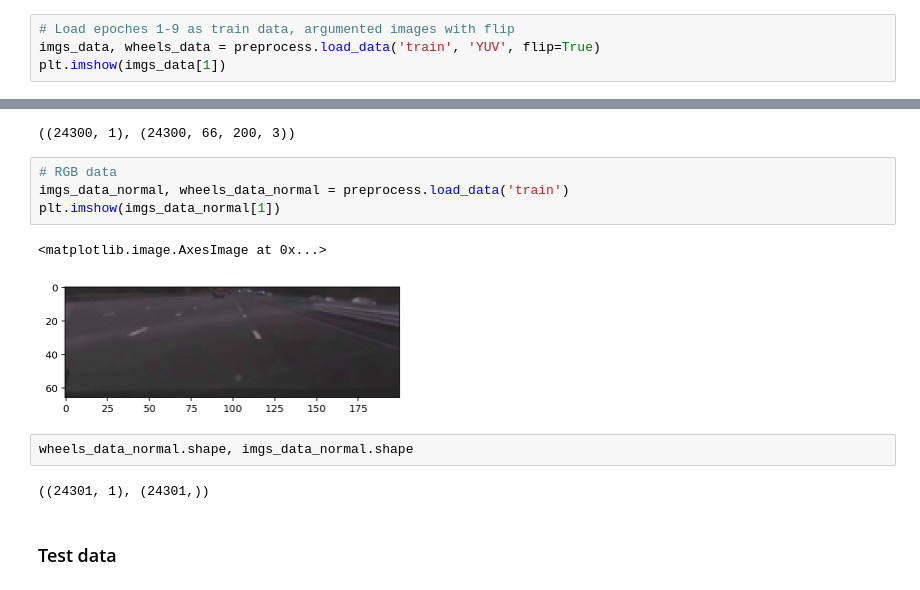
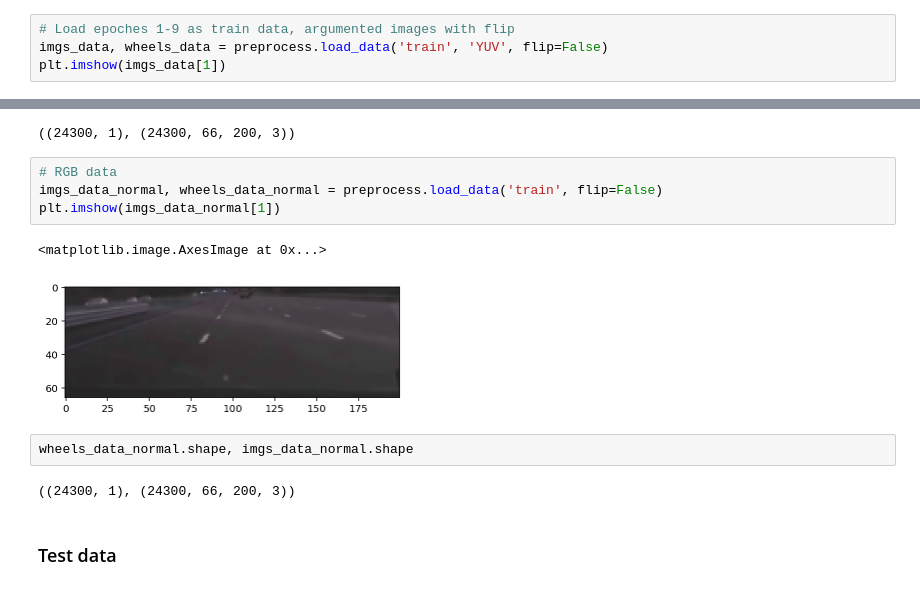
Before and after one commit to gwwang16/MLND-Capstone-Project-DeepTesla, a Jupyter notebook: DeepTesla.ipynb, the cells around one changed output, grey strips where cells are left out. Cells and saved outputs as stored; diff of their text form.

```diff
--- a/DeepTesla.ipynb
+++ b/DeepTesla.ipynb
@@ -143,7 +143,7 @@ The frame count of video is large than csv 2 frame counts
 ### Train data
 # %%
 # Load epoches 1-9 as train data, argumented images with flip
-imgs_data, wheels_data = preprocess.load_data('train', 'YUV', flip=True)
+imgs_data, wheels_data = preprocess.load_data('train', 'YUV', flip=False)
 plt.imshow(imgs_data[1])
 # %% [output]
 <matplotlib.image.AxesImage at 0x...>
@@ -154,15 +154,15 @@ wheels_data.shape, imgs_data.shape
 ((24300, 1), (24300, 66, 200, 3))
 # %%
 # RGB data
-imgs_data_normal, wheels_data_normal = preprocess.load_data('train')
+imgs_data_normal, wheels_data_normal = preprocess.load_data('train', flip=False)
 plt.imshow(imgs_data_normal[1])
 # %% [output]
 <matplotlib.image.AxesImage at 0x...>
-[figure, old version]
+[figure, new version]
 # %%
 wheels_data_normal.shape, imgs_data_normal.shape
 # %% [output]
-((24301, 1), (24301,))
+((24300, 1), (24300, 66, 200, 3))
 # %% [markdown]
 ### Test data
 # %%
```
Also changed, not shown: parts of 29 cells of this notebook, 4 other files.
